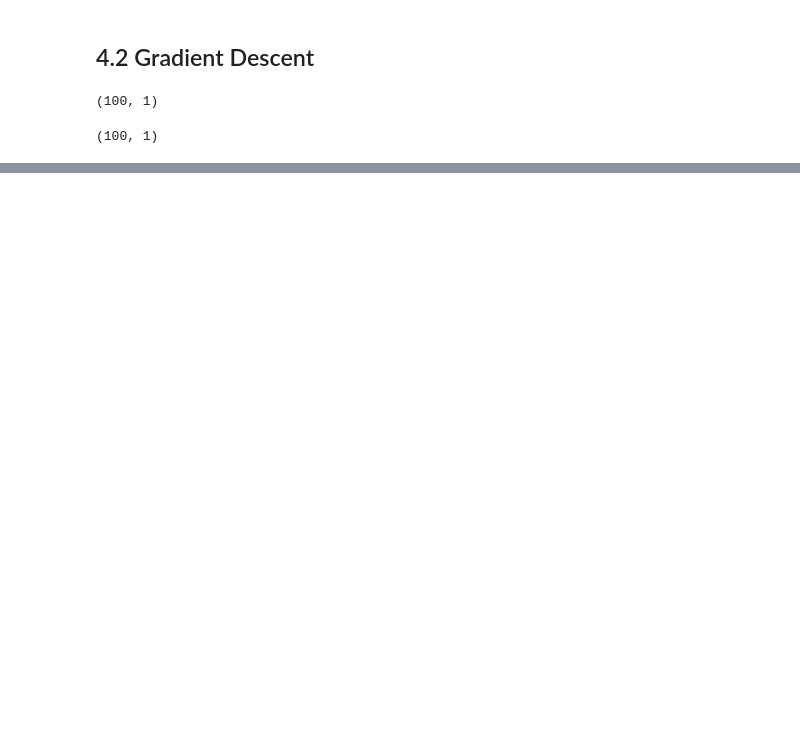
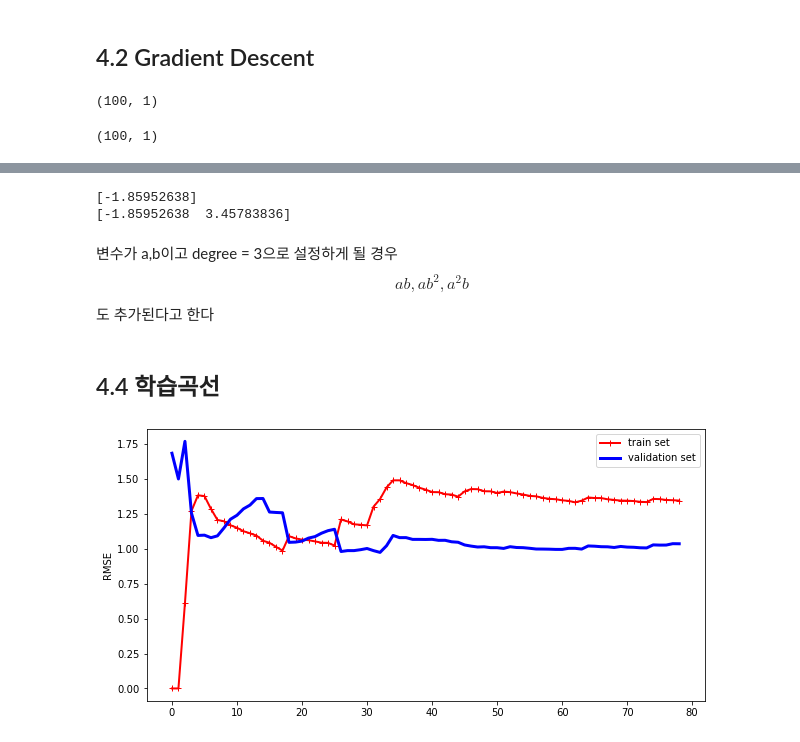
Before and after one commit to jeehoshin/ML, a Jupyter notebook: 4.model_training.ipynb, the cells around one changed output, grey strips where cells are left out. Drawn from its saved outputs; the diff is of its cells as text; code cells hidden in the pictures; blank space fills up the shorter version.

```diff
--- a/4.model_training.ipynb
+++ b/4.model_training.ipynb
@@ -142,0 +223,39 @@ for i in range(0,100,10):
+# %%
+from sklearn.preprocessing import PolynomialFeatures
+
+#include bias를 사용하면 x0 = 1인 항이 추가된다.
+poly_features=PolynomialFeatures(degree = 2, include_bias = False)
+
+x_poly = poly_features.fit_transform(x)
+print(x[0])
+print(x_poly[0]) #그 제곱값이 함께 들어가는 것 같다.
+# %% [output]
+[-1.85952638]
+[-1.85952638  3.45783836]
+# %% [markdown]
+변수가 a,b이고 degree = 3으로 설정하게 될 경우 $$ ab, ab^2, a^2b$$도 추가된다고 한다
+# %% [markdown]
+## 4.4 학습곡선
+# %%
+from sklearn.metrics import mean_squared_error
+from sklearn.model_selection import train_test_split
+
+def plot_learning_curves(model, x, y) :
+    x_train, x_val, y_train, y_val = train_test_split(x, y, test_size = 0.2)
+    train_errors, val_errors = [], []
+    for m in range(1,len(x_train)) :
+        model.fit(x_train[:m], y_train[:m])
+        y_train_predict = model.predict(x_train[:m])
+        y_val_predict = model.predict(x_val)
+        train_errors.append(mean_squared_error(y_train_predict, y_train[:m]))
+        val_errors.append(mean_squared_error(y_val_predict, y_val))
+    plt.figure(figsize = (10,5))
+    plt.plot(np.sqrt(train_errors), 'r-+', linewidth=2, label = 'train set')
+    plt.plot(np.sqrt(val_errors), 'b-', linewidth=3, label = 'validation set')
+    plt.ylabel('RMSE')
+    plt.legend()
+# %%
+lin_reg = LinearRegression()
+plot_learning_curves(lin_reg,x,y)
+# %% [output]
+[figure, added]
```
Also changed, not shown: parts of 24 cells of this notebook.
